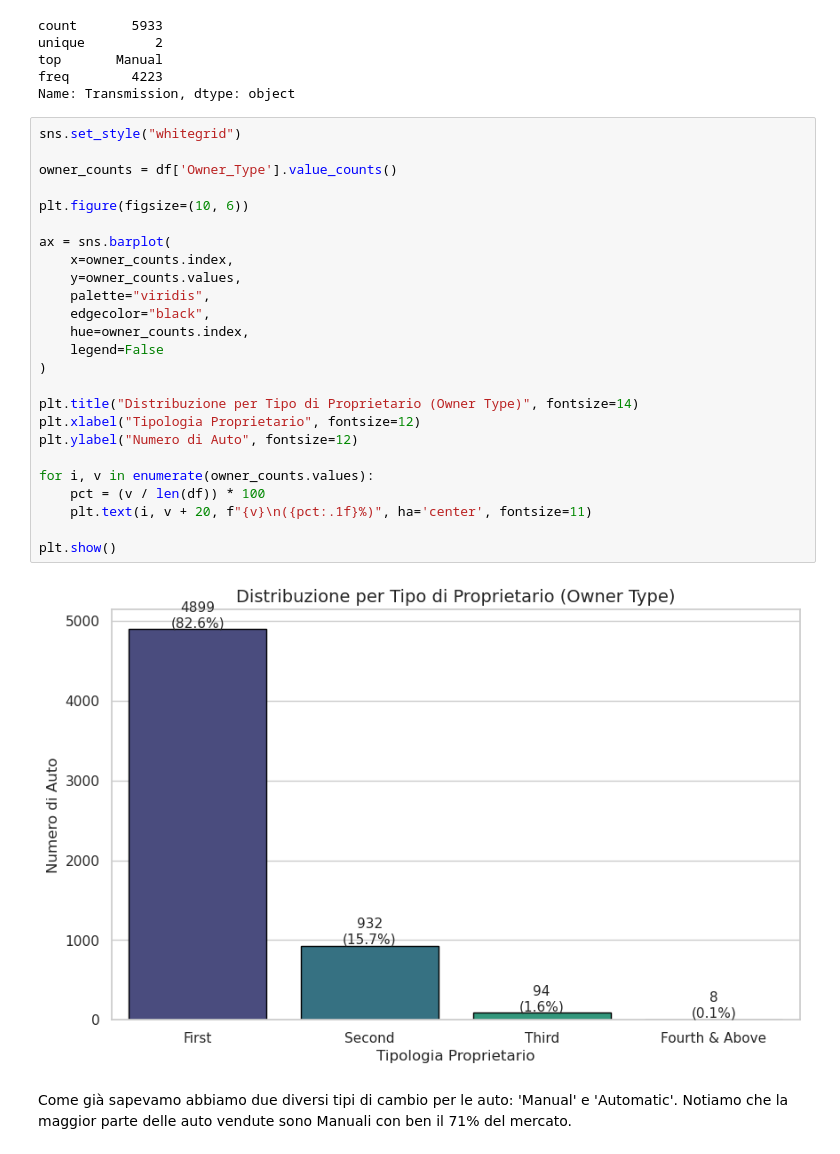
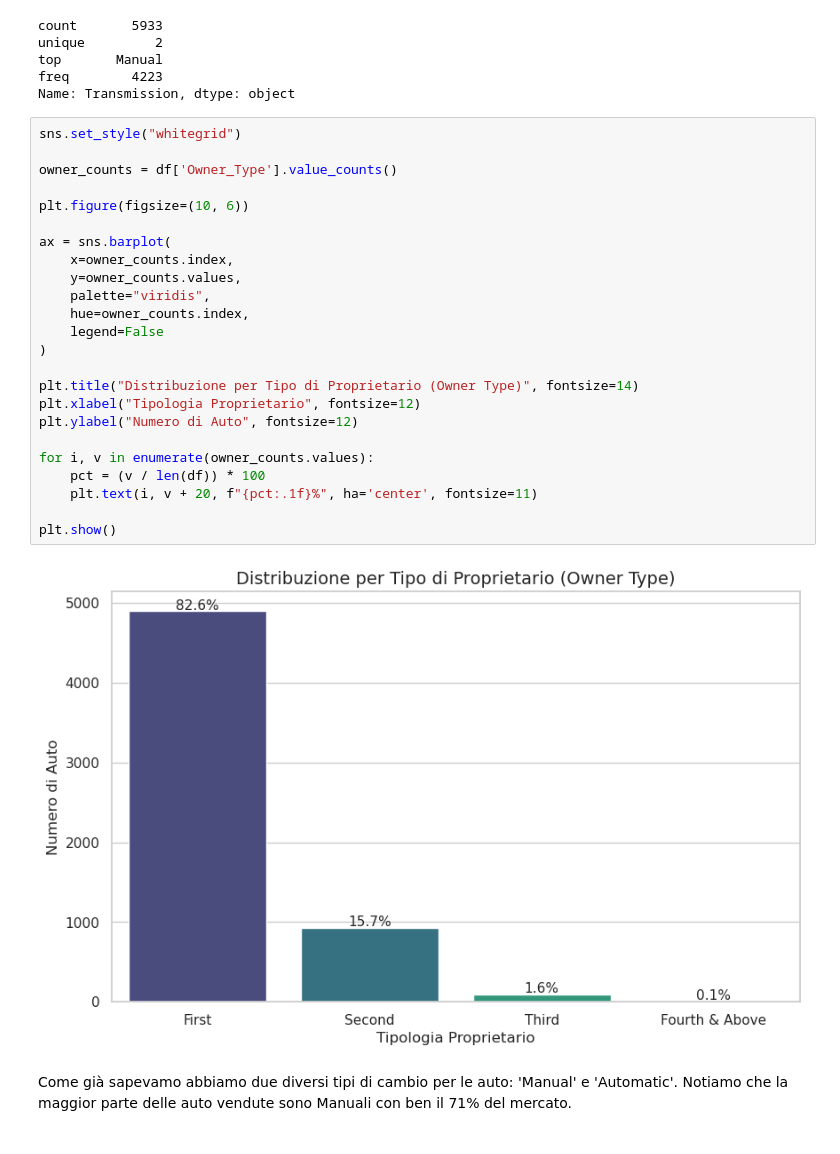
Before and after one commit to fragreco04/progetto-fad-2526, a Jupyter notebook: notebooks/drafts/part-1/francesco_draft_v1.ipynb, the cells around one changed output. Cells and saved outputs as stored; diff of their text form.

```diff
--- a/notebooks/drafts/part-1/francesco_draft_v1.ipynb
+++ b/notebooks/drafts/part-1/francesco_draft_v1.ipynb
@@ -607,30 +620,29 @@ Name: Transmission, dtype: object
 # %%
 sns.set_style("whitegrid")
 
 owner_counts = df['Owner_Type'].value_counts()
 
 plt.figure(figsize=(10, 6))
 
 ax = sns.barplot(
     x=owner_counts.index,
     y=owner_counts.values,
     palette="viridis",
-    edgecolor="black",
     hue=owner_counts.index,
     legend=False
 )
 
 plt.title("Distribuzione per Tipo di Proprietario (Owner Type)", fontsize=14)
 plt.xlabel("Tipologia Proprietario", fontsize=12)
 plt.ylabel("Numero di Auto", fontsize=12)
 
 for i, v in enumerate(owner_counts.values):
     pct = (v / len(df)) * 100
-    plt.text(i, v + 20, f"{v}\n({pct:.1f}%)", ha='center', fontsize=11)
+    plt.text(i, v + 20, f"{pct:.1f}%", ha='center', fontsize=11)
 
 plt.show()
 # %% [output]
-[figure, old version]
+[figure, new version]
 # %% [markdown]
 Come già sapevamo abbiamo due diversi tipi di cambio per le auto: 'Manual' e 'Automatic'. Notiamo che la maggior parte delle auto vendute sono Manuali con ben il 71% del mercato.
 # %% [markdown]
```
Also changed, not shown: parts of 10 cells of this notebook.
